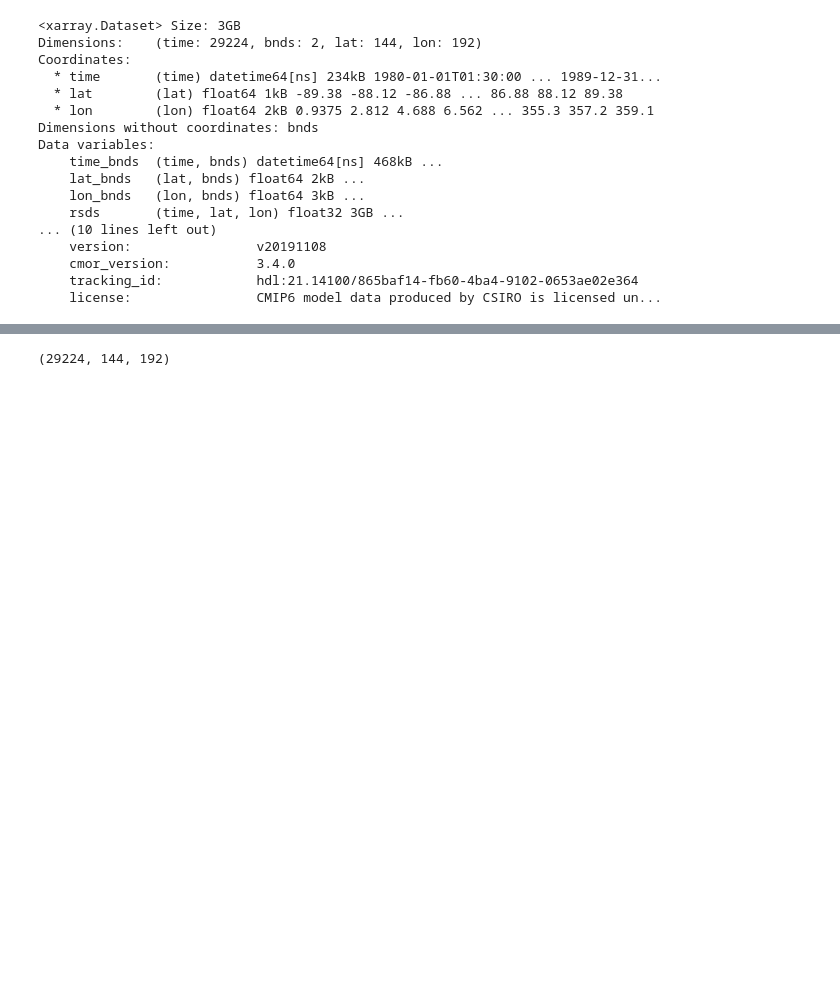
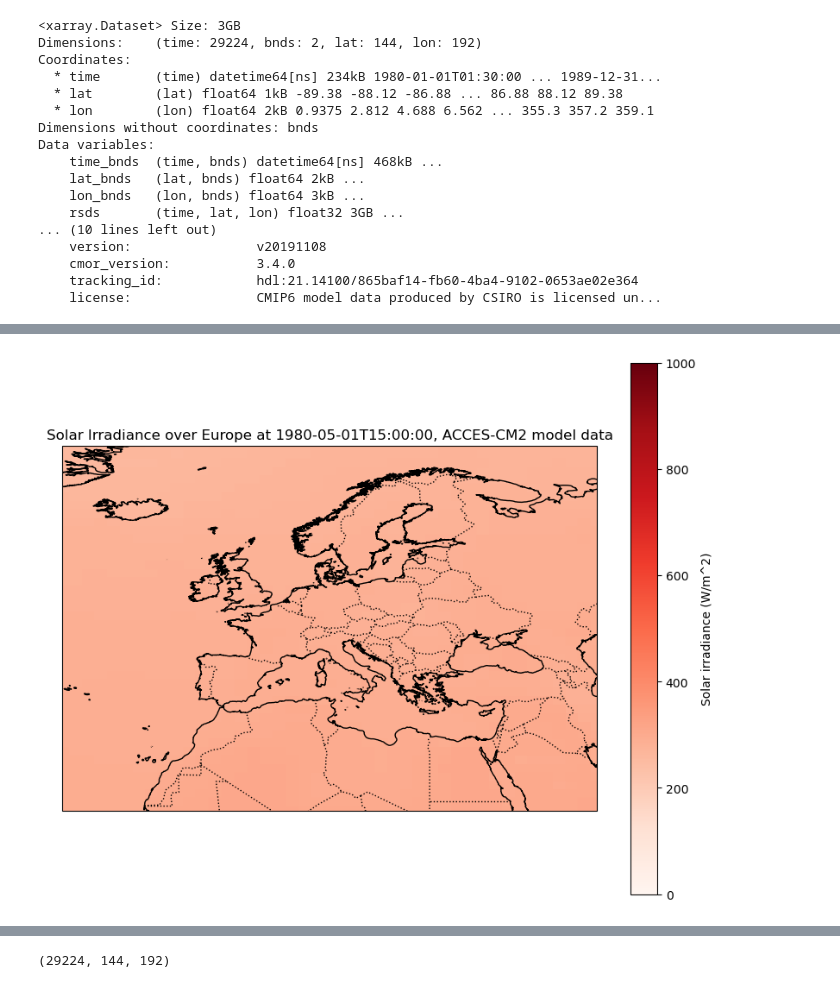
Before and after one commit to martabresco/Climate-Change-Impacted-Solar-Energy-Generation, a Jupyter notebook: temp_interpolation.ipynb, the cells around one changed output, grey strips where cells are left out. Drawn from its saved outputs; the diff is of its cells as text; code cells hidden in the pictures; blank space fills up the shorter version.

```diff
--- a/temp_interpolation.ipynb
+++ b/temp_interpolation.ipynb
@@ -98,3 +103,6 @@ Data variables:
     cmor_version:           3.4.0
     tracking_id:            hdl:21.14100/865baf14-fb60-4ba4-9102-0653ae02e364
     license:                CMIP6 model data produced by CSIRO is licensed un...
+# %%
+from future_wind_copy import combine_hemispheres
+tas_europe=combine_hemispheres(ds_tas)
@@ -101,3 +129,48 @@ Data variables:
+# %%
+import matplotlib.pyplot as plt
+import cartopy.crs as ccrs
+import cartopy.feature as cfeature
+
+tas_europe_var = tas_europe['tas']
+
+# Select solar irradiance for the specific time
+specific_time = "1980-05-01T15:00:00"
+tas_europe_at_time = tas_europe_var.sel(time=specific_time)
+
+# Get coordinate limits from the dataset
+lon_min, lon_max = tas_europe_at_time.lon.min().item(), tas_europe_at_time.lon.max().item()
+lat_min, lat_max = tas_europe_at_time.lat.min().item(), tas_europe_at_time.lat.max().item()
+
+# Create the plot
+fig, ax = plt.subplots(figsize=(10, 8), subplot_kw={'projection': ccrs.PlateCarree()})
+
+# Plot the solar irradiance at the selected time
+tas_europe_at_time.plot(
+    ax=ax,
+    transform=ccrs.PlateCarree(),
+    cmap='Reds',
+    vmin=0,  # Minimum value of the color scale
+    vmax=1000, # Red color scale for solar irradiance
+    cbar_kwargs={'label': 'Solar irradiance (W/m^2)'}
+)
+
+# Add map features for context
+ax.coastlines(resolution='10m', linewidth=1)
+ax.add_feature(cfeature.BORDERS, linestyle=':')
+ax.add_feature(cfeature.LAND, facecolor='lightgray')
+ax.add_feature(cfeature.OCEAN, facecolor='white')
+
+# Set extent dynamically based on dataset coordinates
+ax.set_extent([lon_min, lon_max, lat_min, lat_max], crs=ccrs.PlateCarree())
+
+# Add title and labels
+plt.title(f'Solar Irradiance over Europe at {specific_time}, ACCES-CM2 model data')
+plt.xlabel('Longitude')
+plt.ylabel('Latitude')
+
+plt.show()
+# %% [output]
+[figure, added]
 # %%
 # Interpolate tas to match rsds time
 tas_interp = ds_tas['tas'].interp(time=ds_rsds['time'], method="linear")
```
Also changed, not shown: parts of 3 cells of this notebook, 23 other files.
